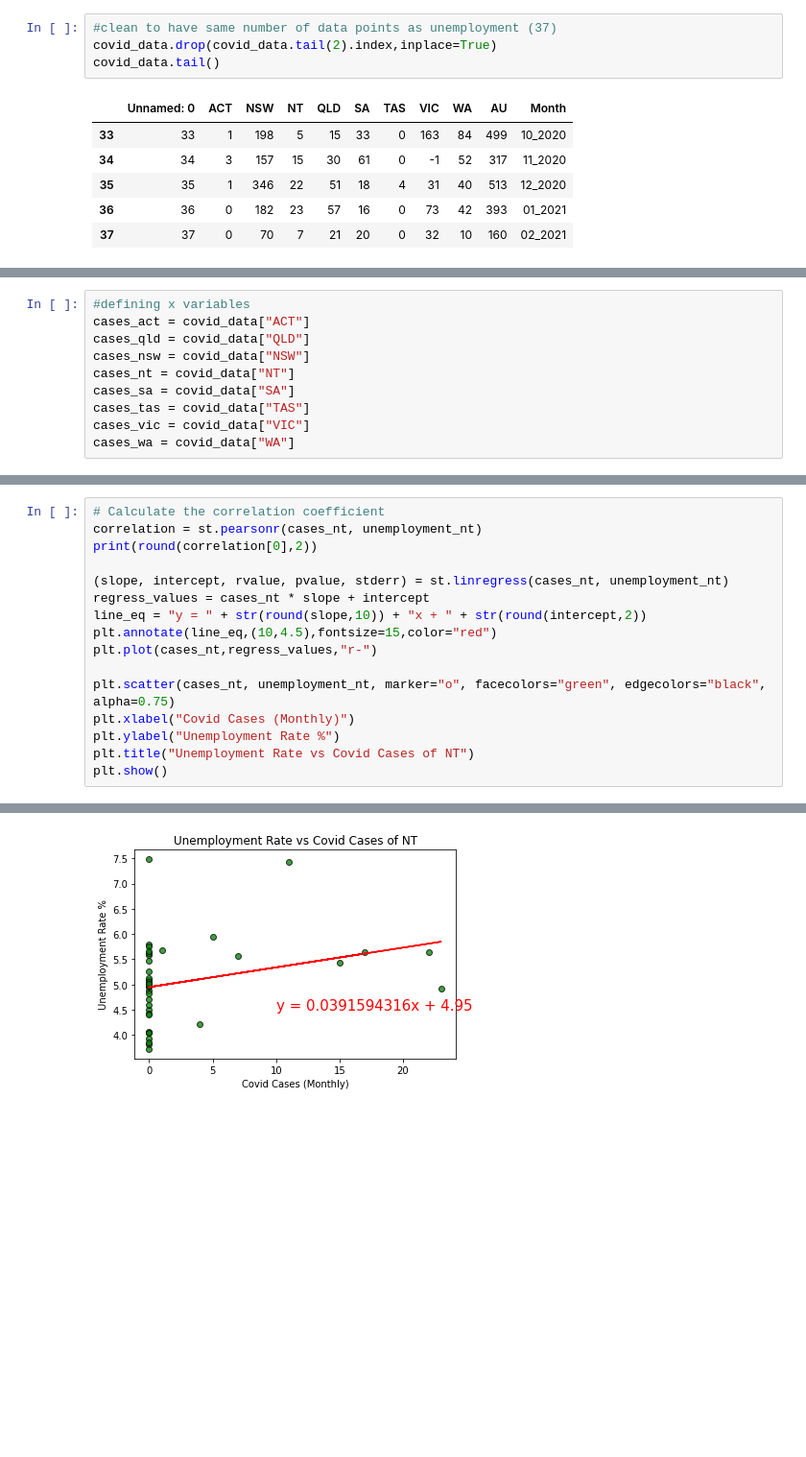
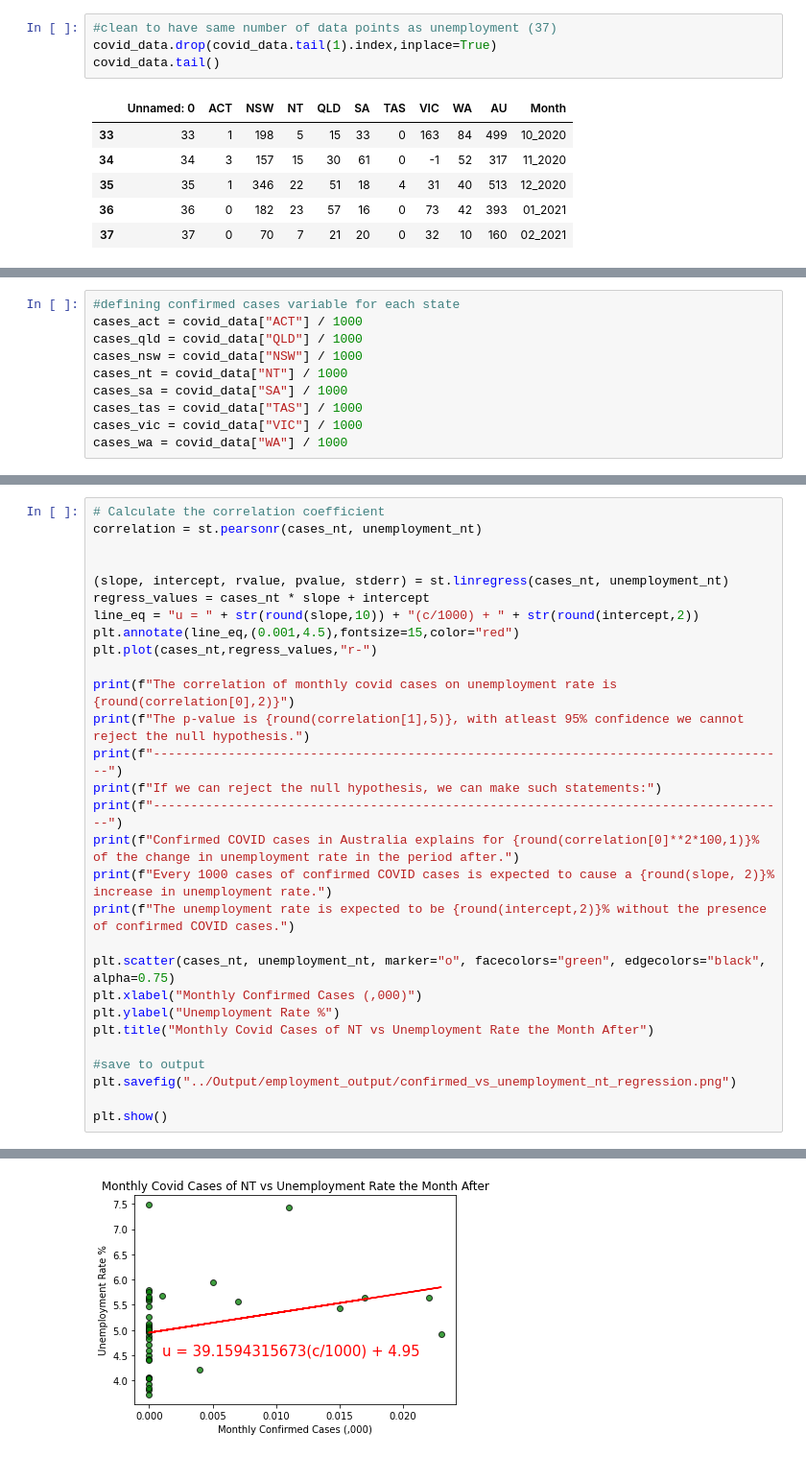
Before and after one commit to rfcamo/group5project, a Jupyter notebook: employment_data/employment_data_plot2.ipynb, the cells around one changed output, grey strips where cells are left out. Shown at 96% size. Cells and saved outputs as stored; diff of their text form; blank space fills up the shorter version.

Commit message:
employment visualisations

```diff
--- a/employment_data/employment_data_plot2.ipynb
+++ b/employment_data/employment_data_plot2.ipynb
@@ -32,6 +120,6 @@ covid_data.tail()
 # %%
 #clean to have same number of data points as unemployment (37)
-covid_data.drop(covid_data.tail(2).index,inplace=True)
+covid_data.drop(covid_data.tail(1).index,inplace=True)
 covid_data.tail()
 # %% [output]
 |  | Unnamed: 0 | ACT | NSW | NT | QLD | SA | TAS | VIC | WA | AU | Month |
@@ -98,10 +264,10 @@ plt.show()
 # %%
-#defining x variables
-cases_act = covid_data["ACT"]
-cases_qld = covid_data["QLD"]
-cases_nsw = covid_data["NSW"]
-cases_nt = covid_data["NT"]
-cases_sa = covid_data["SA"]
-cases_tas = covid_data["TAS"]
-cases_vic = covid_data["VIC"]
-cases_wa = covid_data["WA"]
+#defining confirmed cases variable for each state
+cases_act = covid_data["ACT"] / 1000
+cases_qld = covid_data["QLD"] / 1000
+cases_nsw = covid_data["NSW"] / 1000
+cases_nt = covid_data["NT"] / 1000
+cases_sa = covid_data["SA"] / 1000
+cases_tas = covid_data["TAS"] / 1000
+cases_vic = covid_data["VIC"] / 1000
+cases_wa = covid_data["WA"] / 1000
@@ -170,17 +392,30 @@ plt.show()
 # %%
 # Calculate the correlation coefficient
 correlation = st.pearsonr(cases_nt, unemployment_nt)
-print(round(correlation[0],2))
+
 
 (slope, intercept, rvalue, pvalue, stderr) = st.linregress(cases_nt, unemployment_nt)
 regress_values = cases_nt * slope + intercept
-line_eq = "y = " + str(round(slope,10)) + "x + " + str(round(intercept,2))
-plt.annotate(line_eq,(10,4.5),fontsize=15,color="red")
+line_eq = "u = " + str(round(slope,10)) + "(c/1000) + " + str(round(intercept,2))
+plt.annotate(line_eq,(0.001,4.5),fontsize=15,color="red")
 plt.plot(cases_nt,regress_values,"r-")
 
+print(f"The correlation of monthly covid cases on unemployment rate is {round(correlation[0],2)}")
+print(f"The p-value is {round(correlation[1],5)}, with atleast 95% confidence we cannot reject the null hypothesis.")
+print(f"-------------------------------------------------------------------------------------")
+print(f"If we can reject the null hypothesis, we can make such statements:")
+print(f"-------------------------------------------------------------------------------------")
+print(f"Confirmed COVID cases in Australia explains for {round(correlation[0]**2*100,1)}% of the change in unemployment rate in the period after.")
+print(f"Every 1000 cases of confirmed COVID cases is expected to cause a {round(slope, 2)}% increase in unemployment rate.")
+print(f"The unemployment rate is expected to be {round(intercept,2)}% without the presence of confirmed COVID cases.")
+
 plt.scatter(cases_nt, unemployment_nt, marker="o", facecolors="green", edgecolors="black", alpha=0.75)
-plt.xlabel("Covid Cases (Monthly)")
+plt.xlabel("Monthly Confirmed Cases (,000)")
 plt.ylabel("Unemployment Rate %")
-plt.title("Unemployment Rate vs Covid Cases of NT")
+plt.title("Monthly Covid Cases of NT vs Unemployment Rate the Month After")
+
+#save to output
+plt.savefig("../Output/employment_output/confirmed_vs_unemployment_nt_regression.png")
+
 plt.show()
 # %% [output]
@@ -188,4 +430,4 @@ plt.show()
-[figure, old version]
+[figure, new version]
 # %%
 # Calculate the correlation coefficient
 correlation = st.pearsonr(cases_sa, unemployment_sa)
```
Also changed, not shown: parts of 26 cells of this notebook, 14 other files.
